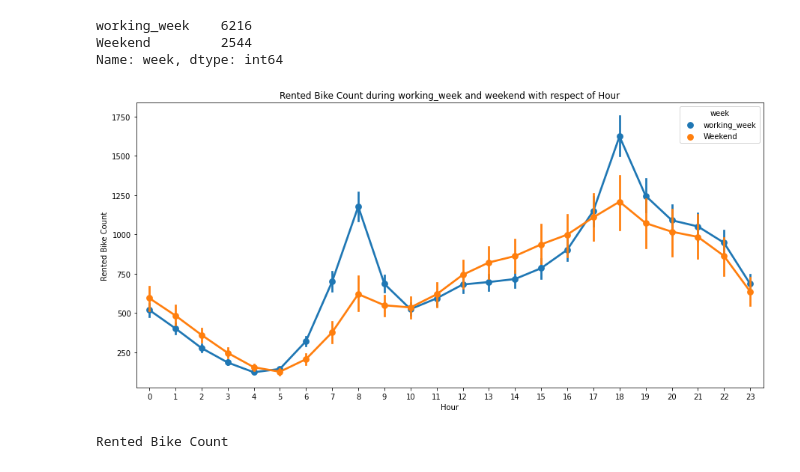
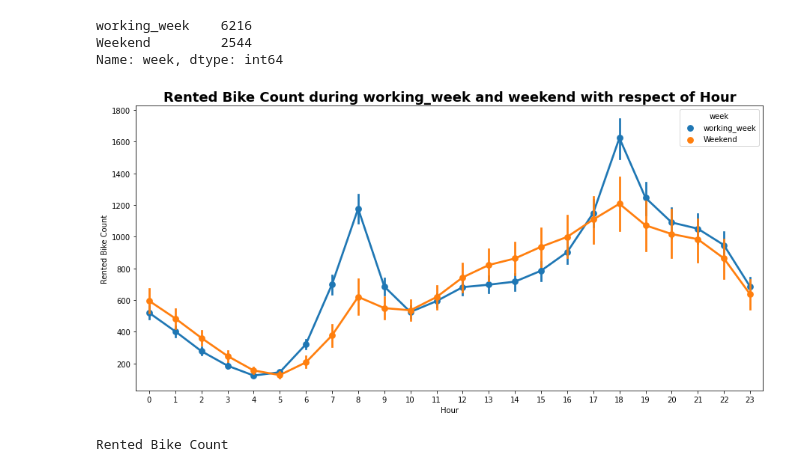
Before and after one commit to techsidh/seoul-bike-sharing-demand-prediction, a Jupyter notebook: Seoul_Bike_Sharing_Demand_Prediction.ipynb, the cells around one changed output. Saved outputs shown, nothing was run; the diff lists cells and outputs as text; code cells hidden in the pictures.

```diff
--- a/Seoul_Bike_Sharing_Demand_Prediction.ipynb
+++ b/Seoul_Bike_Sharing_Demand_Prediction.ipynb
@@ -297,11 +303,11 @@ Name: week, dtype: int64
 # %%
 # Getting feel of week column with pointplot
 
 plt.figure(figsize=(15,7))
 sns.pointplot(x=df["Hour"],y=df['Rented Bike Count'],hue=df['week'])
-plt.title("Rented Bike Count during working_week and weekend with respect of Hour");
+plt.title("Rented Bike Count during working_week and weekend with respect of Hour", fontdict = { 'fontsize': 18}, weight= 'bold');
 # %% [output]
-[figure, old version]
+[figure, new version]
 # %%
 # Droping the days of week column from df and from categorical feature
 
```
Also changed, not shown: parts of 38 cells of this notebook.
